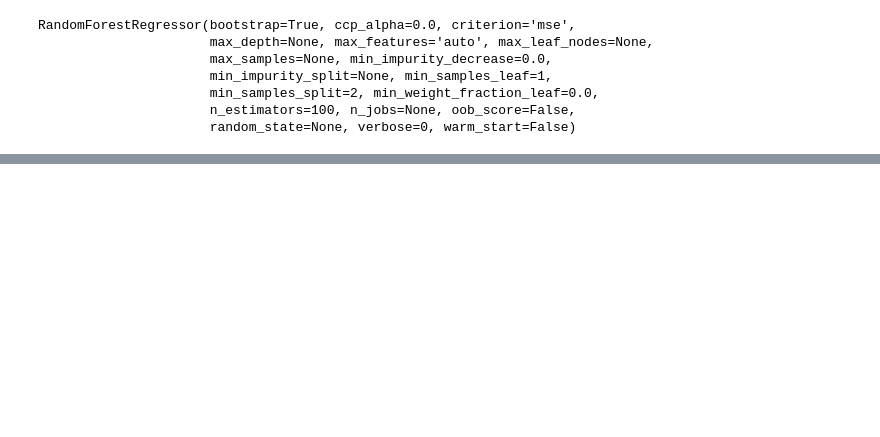
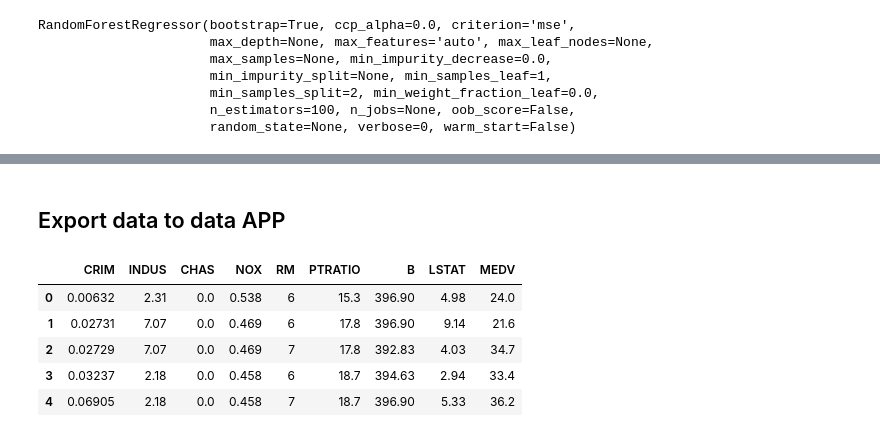
Before and after one commit to hildebrando001/Predict-house-prices-ML, a Jupyter notebook: Analysis.ipynb, the cells around one changed output, grey strips where cells are left out. Cells and saved outputs as stored; diff of their text form; code cells hidden in the pictures; blank space fills up the shorter version.

Commit message:
export data

```diff
--- a/Analysis.ipynb
+++ b/Analysis.ipynb
@@ -491,0 +491,14 @@ plt.legend(['Value_Real','Value_Predicton_Baseline','Linear_regression_predictio
+# %% [markdown]
+## Export data to data APP
+# %%
+# x is the training data and y is the test data created berore.
+x['MEDV'] = y
+# %%
+x.head()
+# %% [output]
+|  | CRIM | INDUS | CHAS | NOX | RM | PTRATIO | B | LSTAT | MEDV |
+| 0 | 0.00632 | 2.31 | 0.0 | 0.538 | 6 | 15.3 | 396.90 | 4.98 | 24.0 |
+| 1 | 0.02731 | 7.07 | 0.0 | 0.469 | 6 | 17.8 | 396.90 | 9.14 | 21.6 |
+| 2 | 0.02729 | 7.07 | 0.0 | 0.469 | 7 | 17.8 | 392.83 | 4.03 | 34.7 |
+| 3 | 0.03237 | 2.18 | 0.0 | 0.458 | 6 | 18.7 | 394.63 | 2.94 | 33.4 |
+| 4 | 0.06905 | 2.18 | 0.0 | 0.458 | 7 | 18.7 | 396.90 | 5.33 | 36.2 |
```
Also changed, not shown: parts of 10 cells of this notebook, 3 other files.
